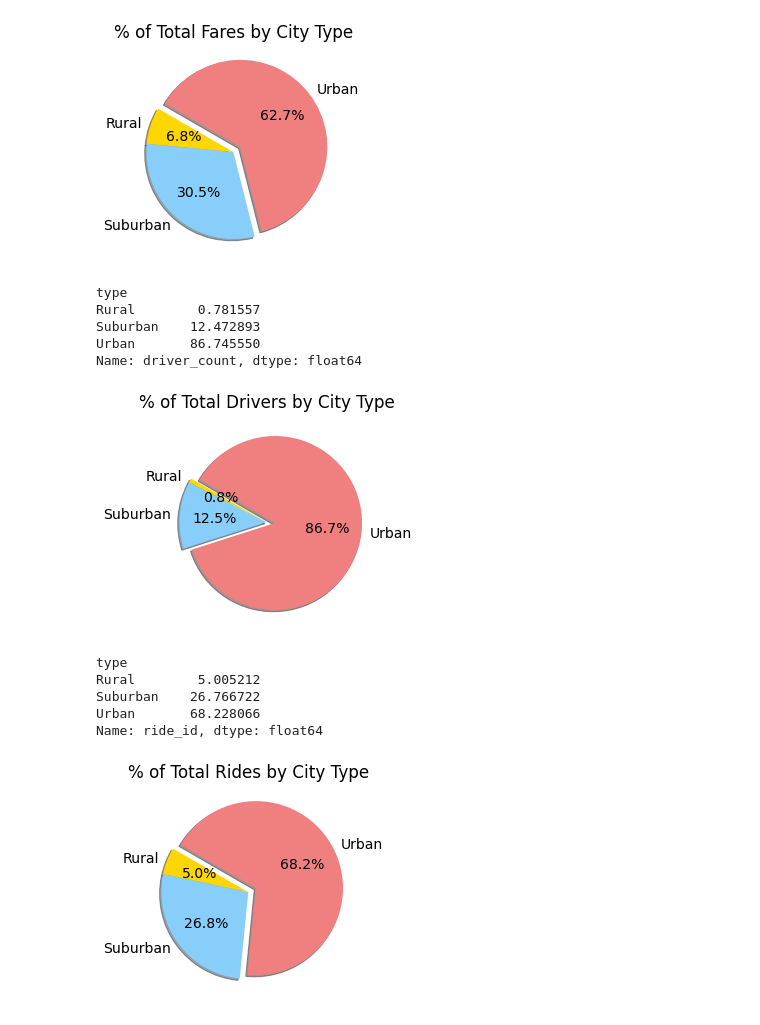
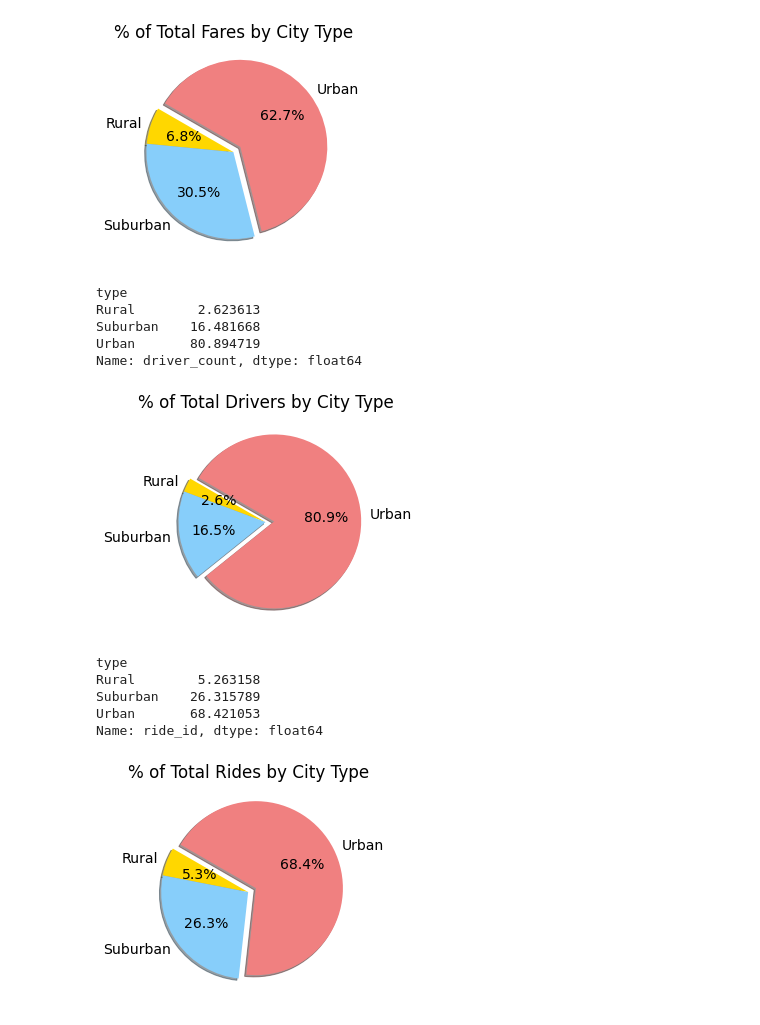
Before and after one commit to DevTrav/PyBer_Analysis, a Jupyter notebook: PyBer.ipynb, the cells around one changed output. Cells and saved outputs as stored; diff of their text form; code cells hidden in the pictures.

```diff
--- a/PyBer.ipynb
+++ b/PyBer.ipynb
@@ -814,46 +814,46 @@ plt.show()
 # %% [output]
 [figure]
 # %%
-# Calculate the percentage of total rides for each city type.
-type_percents = 100 * pyber_data_df.groupby(["type"]).sum()["driver_count"] / pyber_data_df["driver_count"].sum()
-type_percents
+# Calculate the percentage of total drivers for each city type.
+driver_percents = 100 * city_data_df.groupby(["type"]).sum()["driver_count"] / city_data_df["driver_count"].sum()
+driver_percents
 
 #pyber_data_df.head()
 # %% [output]
 type
-Rural        0.781557
-Suburban    12.472893
-Urban       86.745550
+Rural        2.623613
+Suburban    16.481668
+Urban       80.894719
 Name: driver_count, dtype: float64
 # %%
 # Import mpl to change the lpot config using rcParams
 import matplotlib as mpl
-# Build the percentage of fares by city type pie chart.
-plt.pie(type_percents,
+# Build the percentage of drivers by city type pie chart.
+plt.pie(driver_percents,
     labels=["Rural", "Suburban", "Urban"],
     colors=["gold", "lightskyblue", "lightcoral"],
     explode=[0, 0, 0.1],
     autopct='%1.1f%%',
     shadow=True, startangle=150)
 plt.title("% of Total Drivers by City Type")
 # Change font size from 10 to 14
 mpl.rcParams['font.size']= 14
 # Save figure
 plt.savefig("analysis/Fig6.png")
 # Show Figure
 plt.show()
 # %% [output]
-[figure, old version]
+[figure, new version]
 # %%
 # Calculate the percentage of total rides for each city type.
-type_percents = 100 * pyber_data_df.groupby(["type"]).sum()["ride_id"] / pyber_data_df["ride_id"].sum()
-type_percents
+ride_percents = 100 * pyber_data_df.groupby(["type"]).count()["ride_id"] / pyber_data_df["ride_id"].count()
+ride_percents
 #pyber_data_df.head()
 # %% [output]
 type
-Rural        5.005212
-Suburban    26.766722
-Urban       68.228066
+Rural        5.263158
+Suburban    26.315789
+Urban       68.421053
 Name: ride_id, dtype: float64
 # %%
 # Import mpl to change the plot config using rcParams
```
Also changed, not shown: parts of 1 cell of this notebook, 2 other files.
